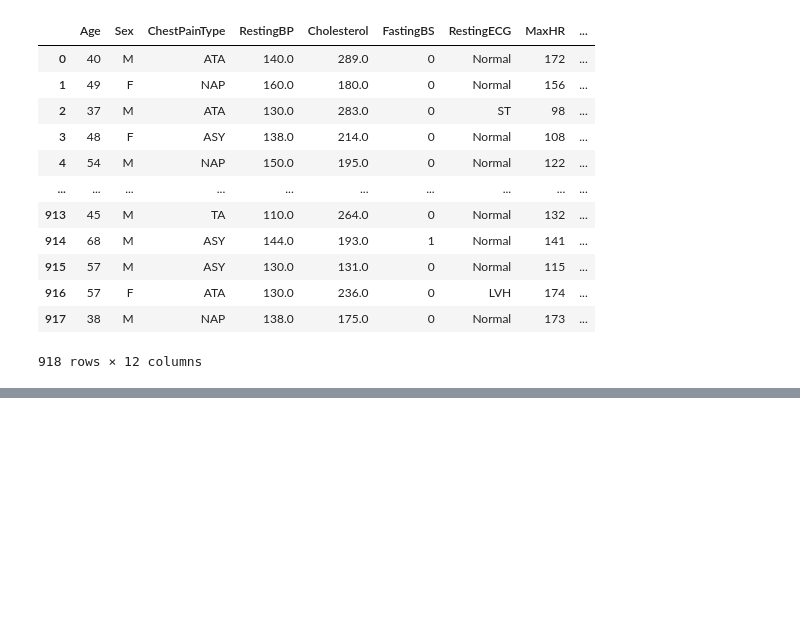
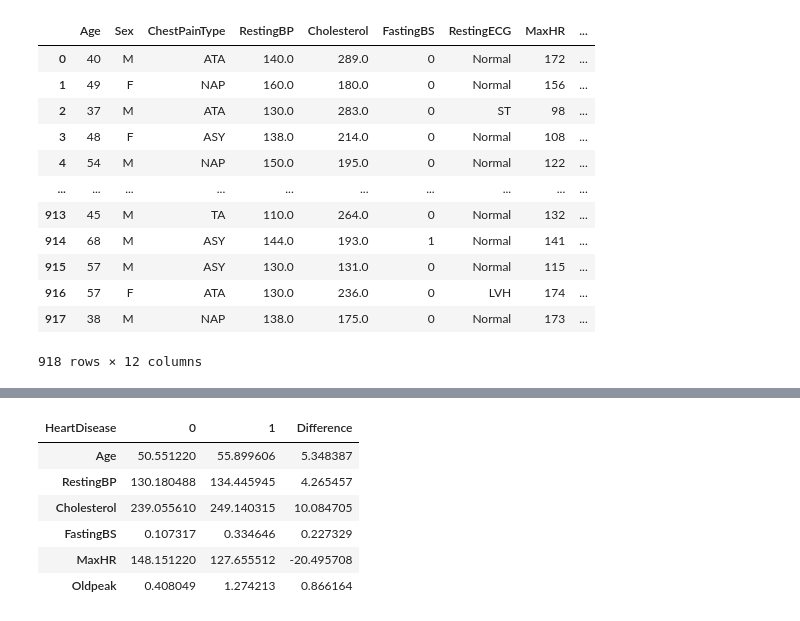
Before and after one commit to arshiafreen090/ML-Data-Preprocessing, a Jupyter notebook: Heart.ipynb, the cells around one changed output, grey strips where cells are left out. Drawn from its saved outputs; the diff is of its cells as text; code cells hidden in the pictures; blank space fills up the shorter version.

```diff
--- a/Heart.ipynb
+++ b/Heart.ipynb
@@ -311,0 +410,16 @@ df_cleaned[['Sex', 'ExerciseAngina']].head(10)
+# %%
+mean_comparison = df_cleaned.groupby('HeartDisease')[num_features].mean().T
+
+mean_comparison['Difference'] = (
+    mean_comparison[1] - mean_comparison[0]
+)
+
+mean_comparison
+# %% [output]
+| HeartDisease | 0 | 1 | Difference |
+| Age | 50.551220 | 55.899606 | 5.348387 |
+| RestingBP | 130.180488 | 134.445945 | 4.265457 |
+| Cholesterol | 239.055610 | 249.140315 | 10.084705 |
+| FastingBS | 0.107317 | 0.334646 | 0.227329 |
+| MaxHR | 148.151220 | 127.655512 | -20.495708 |
+| Oldpeak | 0.408049 | 1.274213 | 0.866164 |
```
Also changed, not shown: parts of 47 cells of this notebook.
